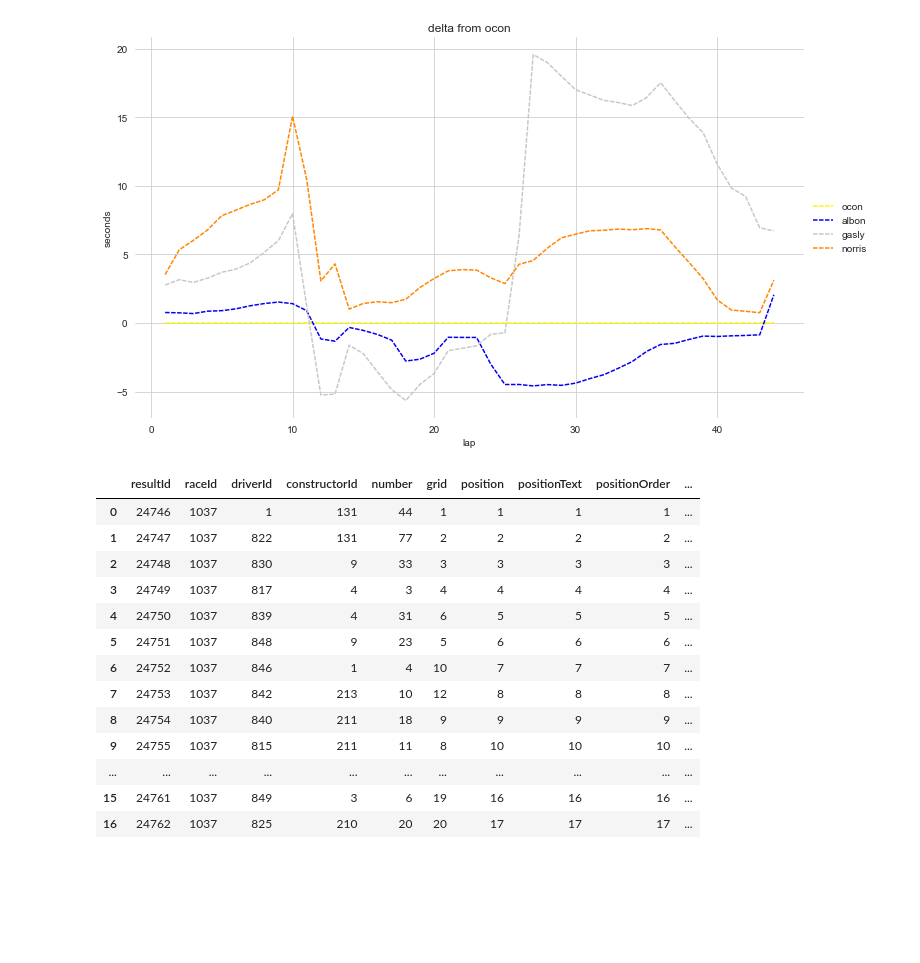
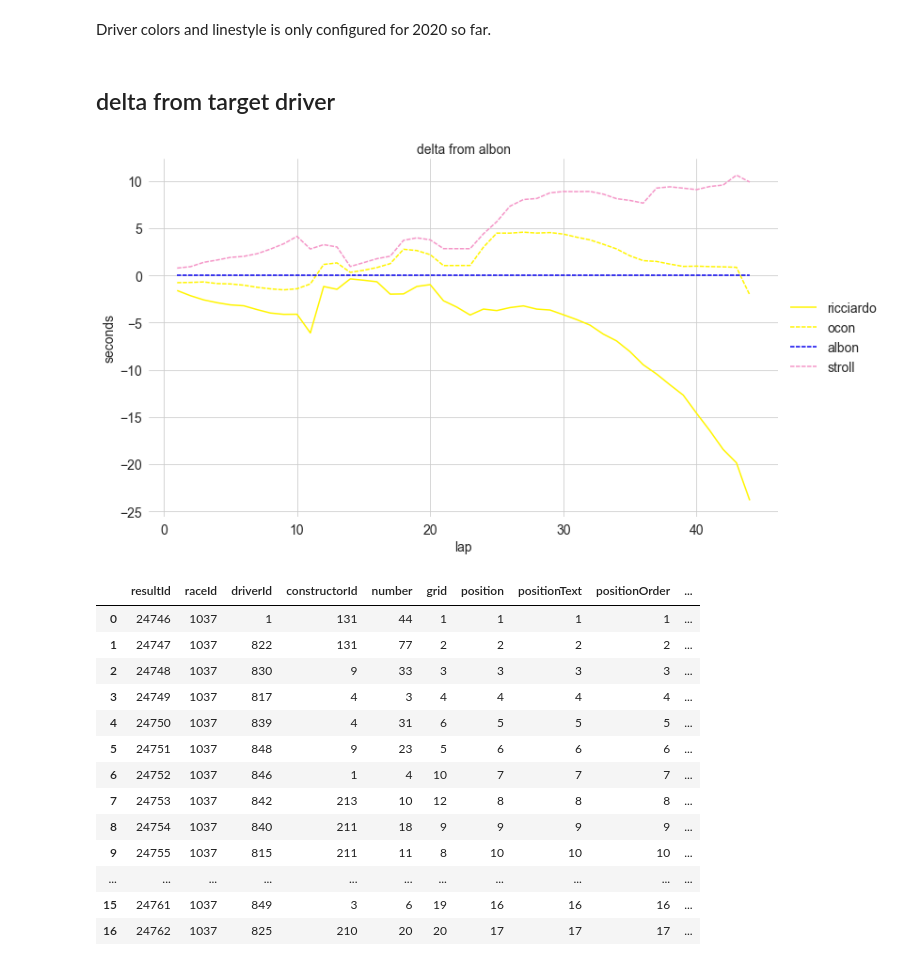
Before and after one commit to luke-bassett/f1-analysis, a Jupyter notebook: f1-analysis/Example.ipynb, the cells around one changed output. Drawn from its saved outputs; the diff is of its cells as text; code cells hidden in the pictures; blank space fills up the shorter version.

```diff
--- a/f1-analysis/Example.ipynb
+++ b/f1-analysis/Example.ipynb
@@ -1,16 +0,0 @@
-# %%
-import os
-
-import pandas as pd
-
-%matplotlib inline
-import matplotlib.pyplot as plt
-import seaborn as sns
-sns.set_style('whitegrid')
-
-%load_ext autoreload
-%autoreload 2
-import refresh_ergast
-import ergast_loader
-import data_tools
-import style
@@ -20 +10,3 @@ The autoreload extension is already loaded. To reload it, use:
+# %% [markdown]
+Driver colors and linestyle is only configured for 2020 so far.
 # %%
@@ -21,44 +14,16 @@ The autoreload extension is already loaded. To reload it, use:
 # refresh_ergast.refresh()
 ergast = ergast_loader.ErgastLoader('data//ergast_data')
-# %%
-raceId = 1037
-tgt_driver = 'ocon'
-delta_table = data_tools.make_delta_table(
-    ergast,
-    raceId=raceId,
-    tgt_driver=tgt_driver,
-    driver_refs=['ocon', 'albon', 'norris', 'gasly'],
-)
-
-fig, ax = plt.subplots(figsize=(12,7))
-sns.lineplot(
-    data=delta_table,
-    x='lap',
-    y='delta_seconds',
-    hue='driverRef',
-    palette=data_tools.get_driver_color_dict(ergast, raceId, key='ref'),
-    style='driverRef',
-    dashes=style.dashes_2020,
-    ax=ax)
-
-ax.set(xlabel='lap', ylabel='seconds', title='delta from ' + tgt_driver)
-ax.spines['top'].set_visible(False)
-ax.spines['right'].set_visible(False)
-ax.spines['bottom'].set_visible(False)
-ax.spines['left'].set_visible(False)
-
-# seaborn specific remove legend title
-handles, labels = ax.get_legend_handles_labels()
-ax.legend(
-    handles=handles[1:], # remove seaborn default legend title
-    labels=labels[1:],   # remove seaborn default legend title
-    loc='center left',
-    bbox_to_anchor=(1, 0.5),
-    frameon=False
-)
-plt.show()
-# %% [output]
-[figure, removed]
+# %% [markdown]
+## delta from target driver
+# %%
+fig, ax = plot.delta_chart(
+    ergast,
+    raceId=1037,
+    tgt_driver='albon',
+    driver_codes=['ALB', 'OCO', 'STR', 'RIC']
+)
+# %% [output]
+[figure, added]
 # %%
 pd.merge(
     left=ergast.data['results'].tail(20),
```
Also changed, not shown: parts of 3 cells of this notebook, 1 other file.
